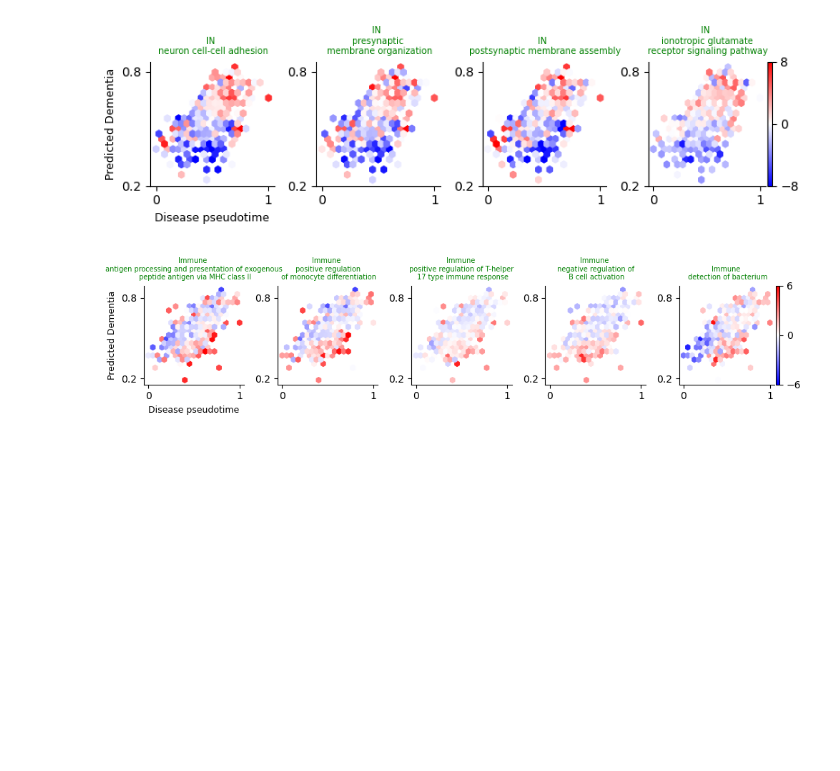
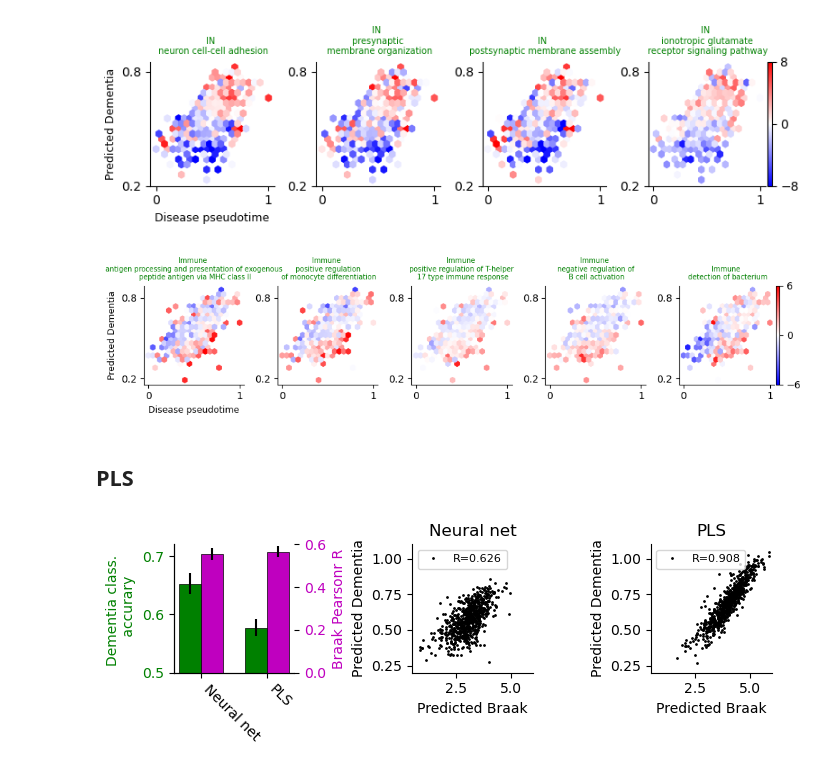
Before and after one commit to DiseaseNeuroGenomics/PsychADxD, a Jupyter notebook: 7_trajectory/generate_figures.ipynb, the cells around one changed output. Drawn from its saved outputs; the diff is of its cells as text; code cells hidden in the pictures; blank space fills up the shorter version.

Commit message:
updates PLS comparison figure

```diff
--- a/7_trajectory/generate_figures.ipynb
+++ b/7_trajectory/generate_figures.ipynb
@@ -489,3 +491,5 @@ for i in range(1, n):
     src = f"{input_dir}{c}_ad_donor_{i}_BP.csv"
     target = f"{target_dir}{c}_donor{i}.csv"
     shutil.copy(src, target)
+# %% [markdown]
+## PLS
@@ -491,0 +501,11 @@ for i in range(1, n):
+# %%
+
+model_fns = [
+    "processed_data/model_output/Immune.h5ad",
+    "processed_data/model_output/ImmunePLS.h5ad",
+]
+pls_analysis = pls.PLSAnalysis(model_fns)
+# %%
+pls_analysis.plot_model_accuracy()
+# %% [output]
+[figure, added]
```
Also changed, not shown: parts of 5 cells of this notebook, 1 other file.
